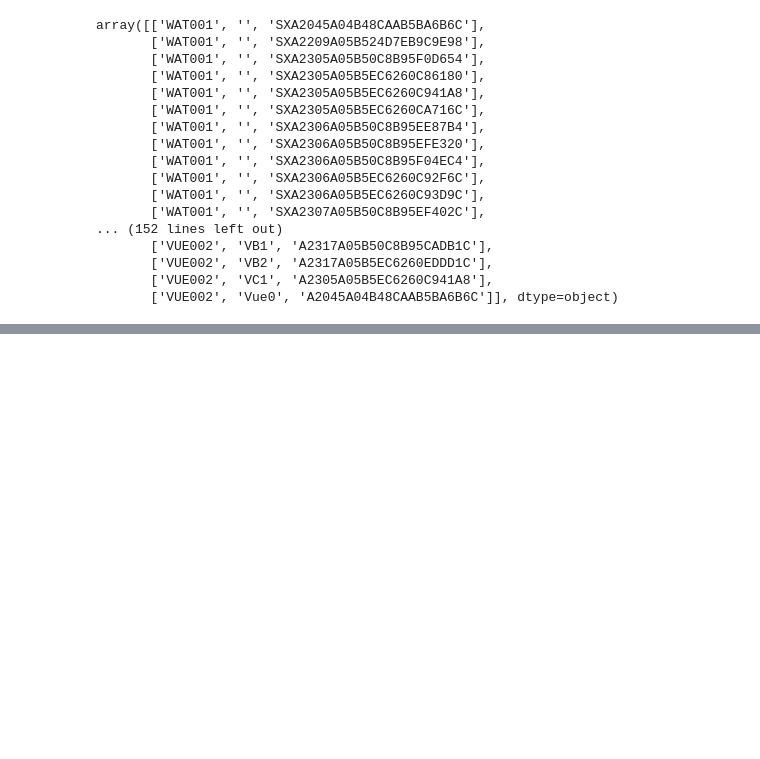
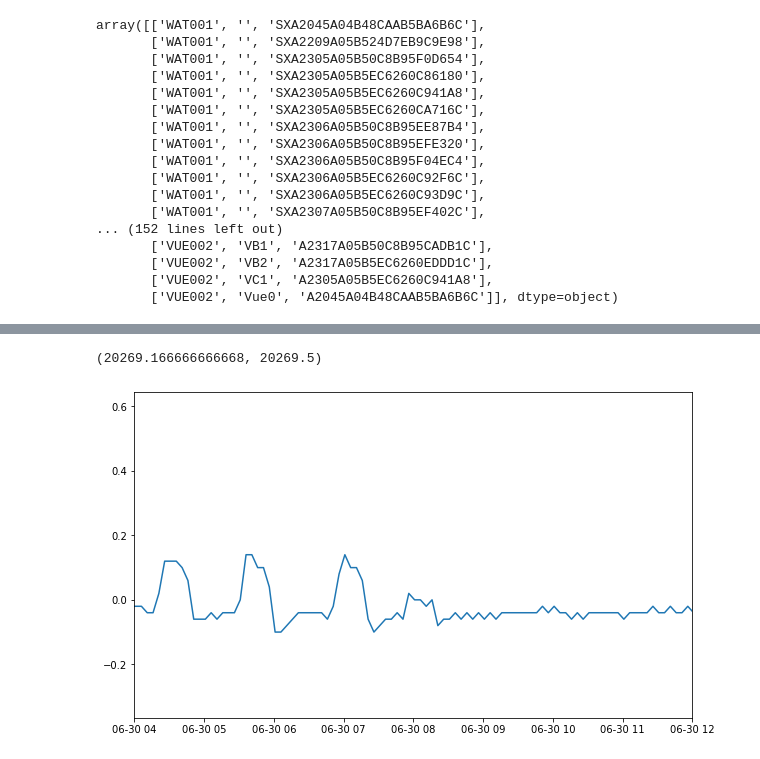
Before and after one commit to PIC-Lab/community_energy_control, a Jupyter notebook: community_sim/communityController/buildingController/thermal_rc_model/analysis.ipynb, the cells around one changed output, grey strips where cells are left out. Cells and saved outputs as stored; diff of their text form; code cells hidden in the pictures; blank space fills up the shorter version.

```diff
--- a/community_sim/communityController/buildingController/thermal_rc_model/analysis.ipynb
+++ b/community_sim/communityController/buildingController/thermal_rc_model/analysis.ipynb
@@ -523,0 +524,7 @@ ax2.plot(totalPower_df['bucketed_time'], totalPower_df['average_power'])
+# %%
+fig, ax = plt.subplots(figsize=(10,6))
+ax.plot(radonTemp_df['bucketed_time'], radonTemp_df['avg_temp'].diff(5)/5)
+plt.xlim([dt.datetime(2025, 6, 30, 4), dt.datetime(2025, 6, 30, 12)])
+# %% [output]
+(20269.166666666668, 20269.5)
+[figure, added]
```
Also changed, not shown: parts of 5 cells of this notebook, 16 other files.
